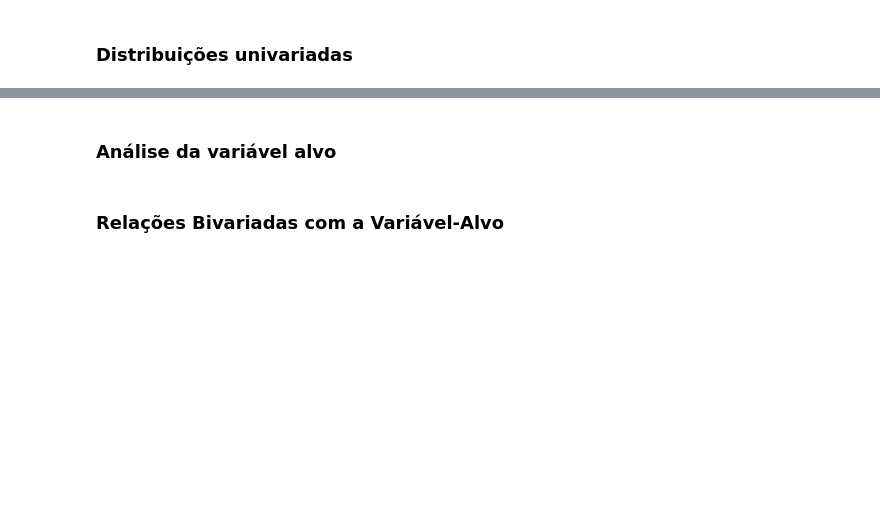
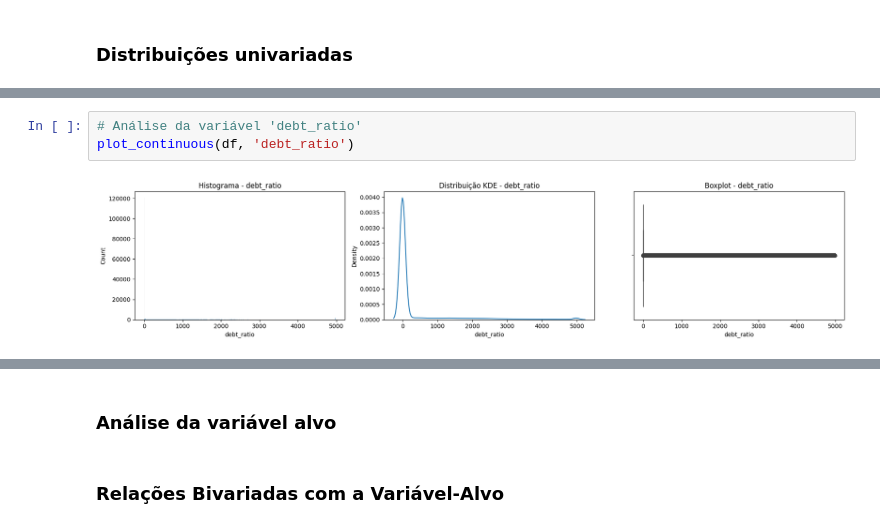
Before and after one commit to eduardoemf/credit-risk-classifier, a Jupyter notebook: notebooks/02_analise_exploratoria.ipynb, the cells around one changed output, grey strips where cells are left out. Drawn from its saved outputs; the diff is of its cells as text; blank space fills up the shorter version.

```diff
--- a/notebooks/02_analise_exploratoria.ipynb
+++ b/notebooks/02_analise_exploratoria.ipynb
@@ -39,0 +215,5 @@ df =
+# %%
+# Análise da variável 'debt_ratio'
+plot_continuous(df, 'debt_ratio')
+# %% [output]
+[figure, added]
```
Also changed, not shown: parts of 41 cells of this notebook.
